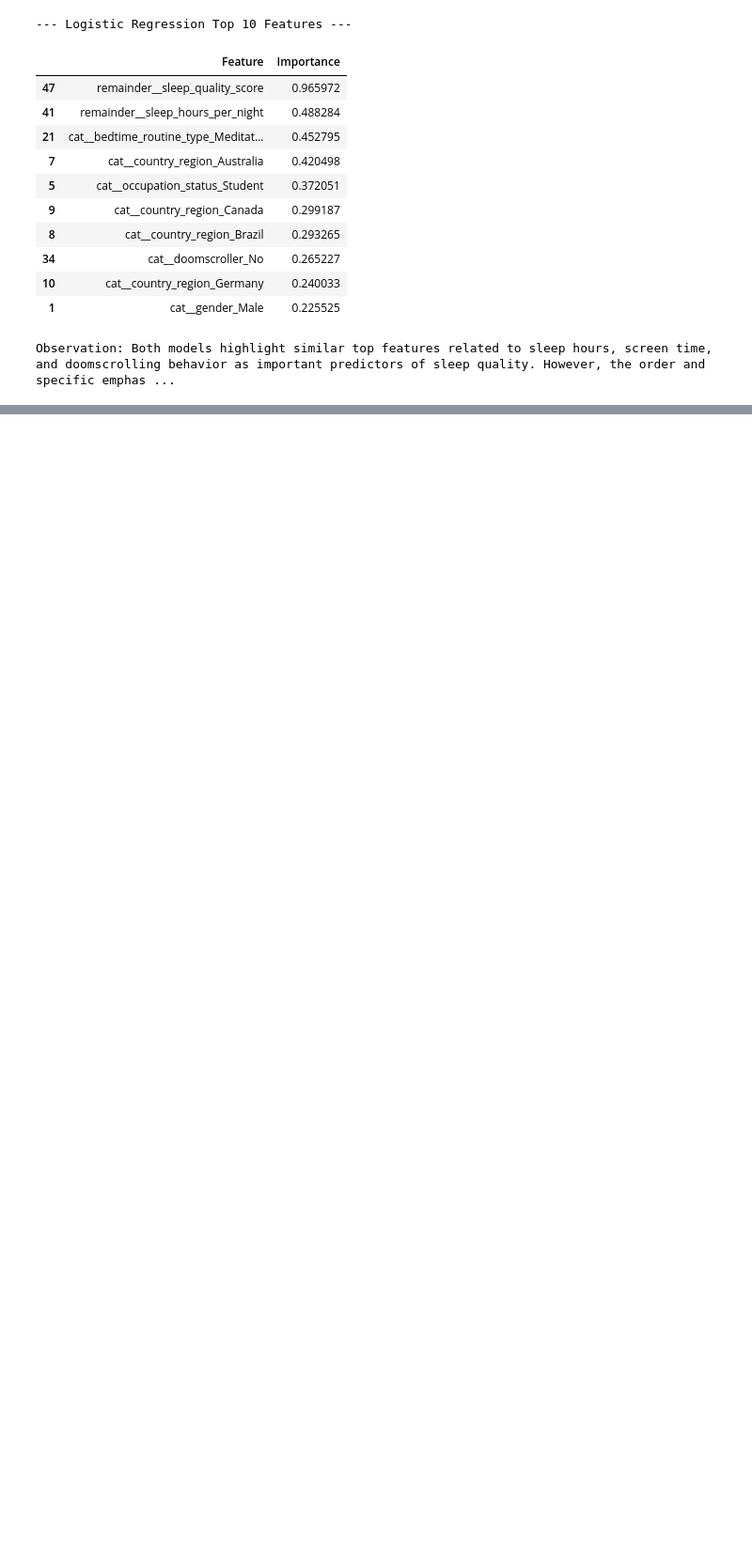
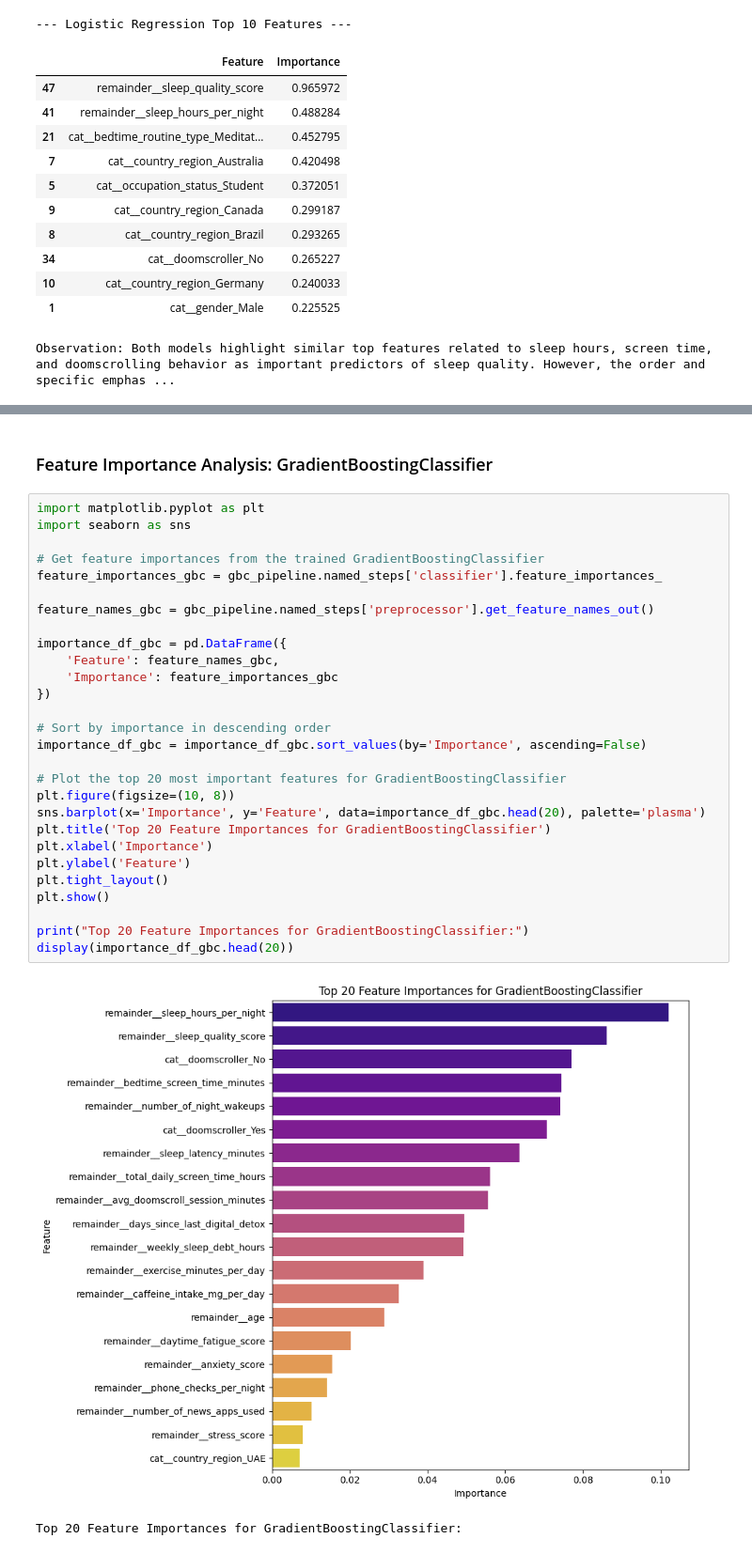
Before and after one commit to kxrrym03/Sleep-Doomscrolling-Habits, a Jupyter notebook: Sleep_&_Doomscrolling.ipynb, the cells around one changed output, grey strips where cells are left out. Shown at 94% size. Saved outputs shown, nothing was run; the diff lists cells and outputs as text; blank space fills up the shorter version.

```diff
--- a/Sleep_&_Doomscrolling.ipynb
+++ b/Sleep_&_Doomscrolling.ipynb
@@ -621,0 +678,33 @@ Observation: Both models highlight similar top features related to sleep hours,
+# %% [markdown]
+### Feature Importance Analysis: GradientBoostingClassifier
+# %%
+import matplotlib.pyplot as plt
+import seaborn as sns
+
+# Get feature importances from the trained GradientBoostingClassifier
+feature_importances_gbc = gbc_pipeline.named_steps['classifier'].feature_importances_
+
+feature_names_gbc = gbc_pipeline.named_steps['preprocessor'].get_feature_names_out()
+
+importance_df_gbc = pd.DataFrame({
+    'Feature': feature_names_gbc,
+    'Importance': feature_importances_gbc
+})
+
+# Sort by importance in descending order
+importance_df_gbc = importance_df_gbc.sort_values(by='Importance', ascending=False)
+
+# Plot the top 20 most important features for GradientBoostingClassifier
+plt.figure(figsize=(10, 8))
+sns.barplot(x='Importance', y='Feature', data=importance_df_gbc.head(20), palette='plasma')
+plt.title('Top 20 Feature Importances for GradientBoostingClassifier')
+plt.xlabel('Importance')
+plt.ylabel('Feature')
+plt.tight_layout()
+plt.show()
+
+print("Top 20 Feature Importances for GradientBoostingClassifier:")
+display(importance_df_gbc.head(20))
+# %% [output]
+[figure, added]
+Top 20 Feature Importances for GradientBoostingClassifier:
```
Also changed, not shown: parts of 7 cells of this notebook.
